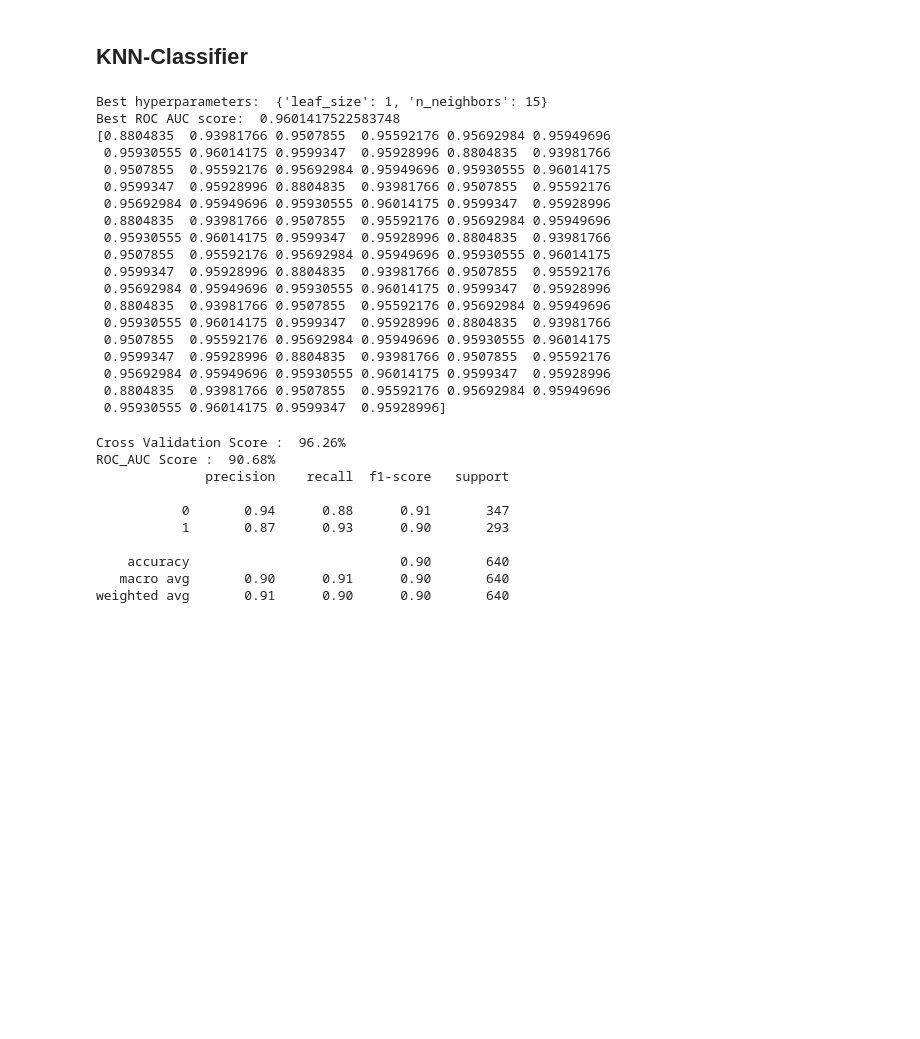
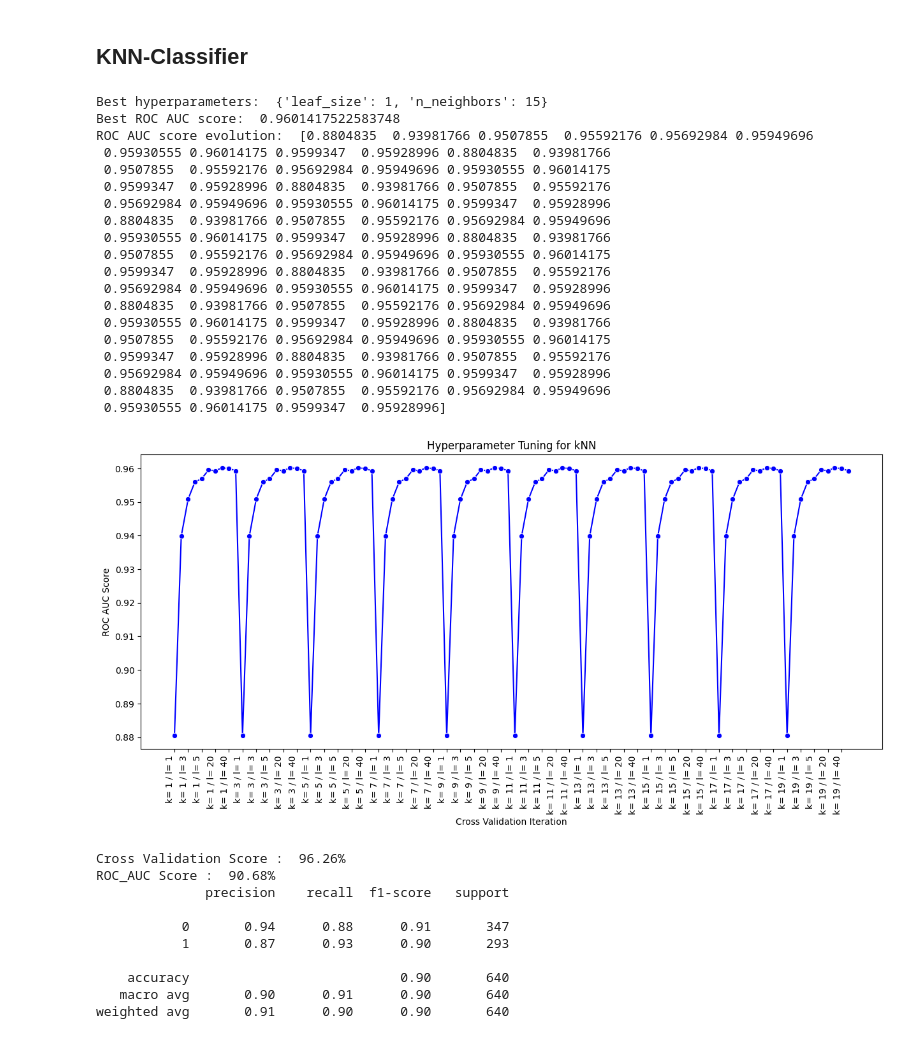
Before and after one commit to timonoessler/DataExplorationProject, a Jupyter notebook: src/Data_explo.ipynb, the cells around one changed output. Saved outputs shown, nothing was run; the diff lists cells and outputs as text; code cells hidden in the pictures; blank space fills up the shorter version.

Commit message:
Added Hyperparam tuning plot

```diff
--- a/src/Data_explo.ipynb
+++ b/src/Data_explo.ipynb
@@ -432,11 +432,11 @@ print("Best hyperparameters: ", grid_search.best_params_)
 print("Best ROC AUC score: ", grid_search.best_score_)
 
 grid_mean_scores = grid_search.cv_results_['mean_test_score']
-print(grid_mean_scores)
+print("ROC AUC score evolution: ",grid_mean_scores)
 # %% [output]
 Best hyperparameters:  {'leaf_size': 1, 'n_neighbors': 15}
 Best ROC AUC score:  0.9601417522583748
-[0.8804835  0.93981766 0.9507855  0.95592176 0.95692984 0.95949696
+ROC AUC score evolution:  [0.8804835  0.93981766 0.9507855  0.95592176 0.95692984 0.95949696
  0.95930555 0.96014175 0.9599347  0.95928996 0.8804835  0.93981766
  0.9507855  0.95592176 0.95692984 0.95949696 0.95930555 0.96014175
  0.9599347  0.95928996 0.8804835  0.93981766 0.9507855  0.95592176
@@ -453,6 +453,26 @@ Best ROC AUC score:  0.9601417522583748
  0.95692984 0.95949696 0.95930555 0.96014175 0.9599347  0.95928996
  0.8804835  0.93981766 0.9507855  0.95592176 0.95692984 0.95949696
  0.95930555 0.96014175 0.9599347  0.95928996]
+# %%
+kNN_list = []
+for i in param_grid['n_neighbors']:
+    for j in param_grid['leaf_size']:
+        kNN_list.append(f"k= {i} / l= {j}")
+# %%
+# Creates Seaborn Plot for Hyperparameter Tuning
+# X-Axis: Cross Validation Iteration labeled with the hyperparameters steps = 2
+# Y-Axis: ROC AUC Score
+plt.figure(figsize=(15, 6))
+sns.lineplot(x=kNN_list, y=grid_mean_scores, marker='o', color='blue')
+plt.xticks(rotation=90, ha='right')
+plt.title('Hyperparameter Tuning for kNN')
+plt.xlabel('Cross Validation Iteration')
+plt.ylabel('ROC AUC Score')
+plt.xticks(kNN_list[::2])
+
+plt.show()
+# %% [output]
+[figure, added]
 # %%
 # Initializing a K-Nearest Neighbors classifier with specific hyperparameters
 k_nn = KNeighborsClassifier(n_neighbors=15, leaf_size=1, weights='distance', metric='euclidean')
```
Also changed, not shown: 1 other file.
